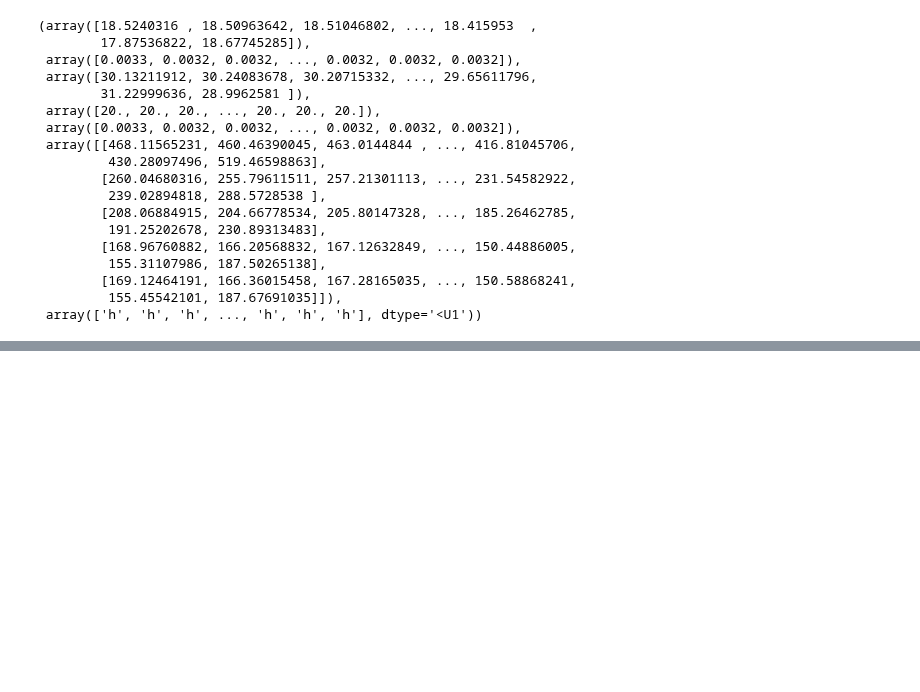
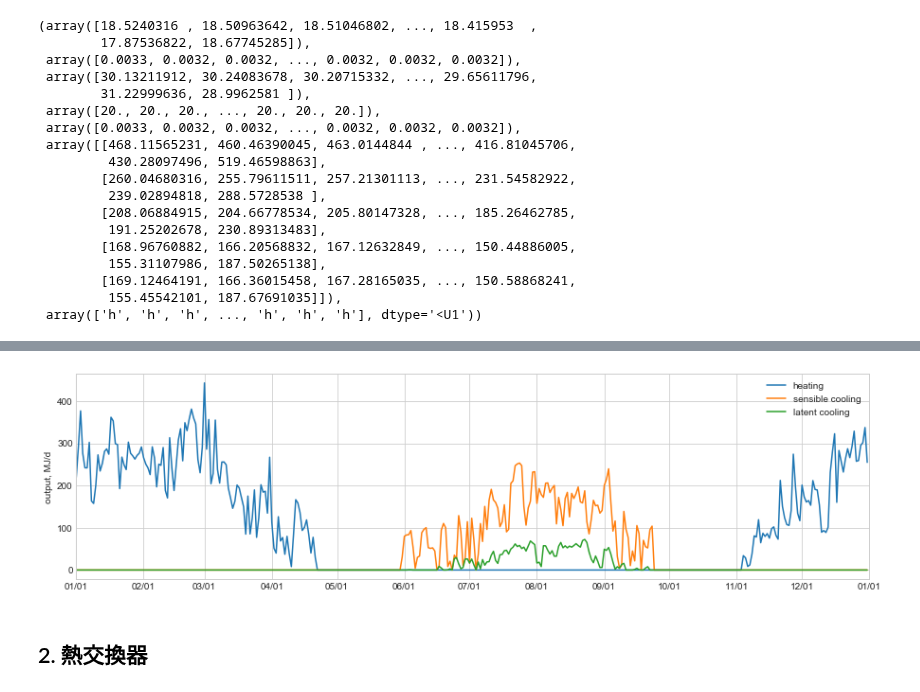
Before and after one commit to HisashiMiura/duct_type_central_hc_system, a Jupyter notebook: exp_energy.ipynb, the cells around one changed output, grey strips where cells are left out. Drawn from its saved outputs; the diff is of its cells as text; code cells hidden in the pictures; blank space fills up the shorter version.

```diff
--- a/exp_energy.ipynb
+++ b/exp_energy.ipynb
@@ -257,0 +303,13 @@ theta_hs_in, x_hs_in, theta_hs_out_h, theta_hs_out_c, x_hs_out_c, v_supply, oper
+# %%
+q_hs_h = cs.get_heat_source_heating_output(theta_hs_out_h, theta_hs_in, v_supply, operation)
+q_hs_c, q_hs_cs, q_hs_cl = cs.get_heat_source_cooling_output(theta_hs_in, x_hs_in, theta_hs_out_c, x_hs_out_c, v_supply, operation)
+# %%
+ac.draw_graph(y_title='output, MJ/d', ys=[
+    (q_hs_h, 'heating'),
+    (q_hs_cs, 'sensible cooling'),
+    (q_hs_cl, 'latent cooling')
+], op='itg')
+# %% [output]
+[figure, added]
+# %% [markdown]
+## 2. 熱交換器
```
Also changed, not shown: parts of 43 cells of this notebook, 2 other files.
